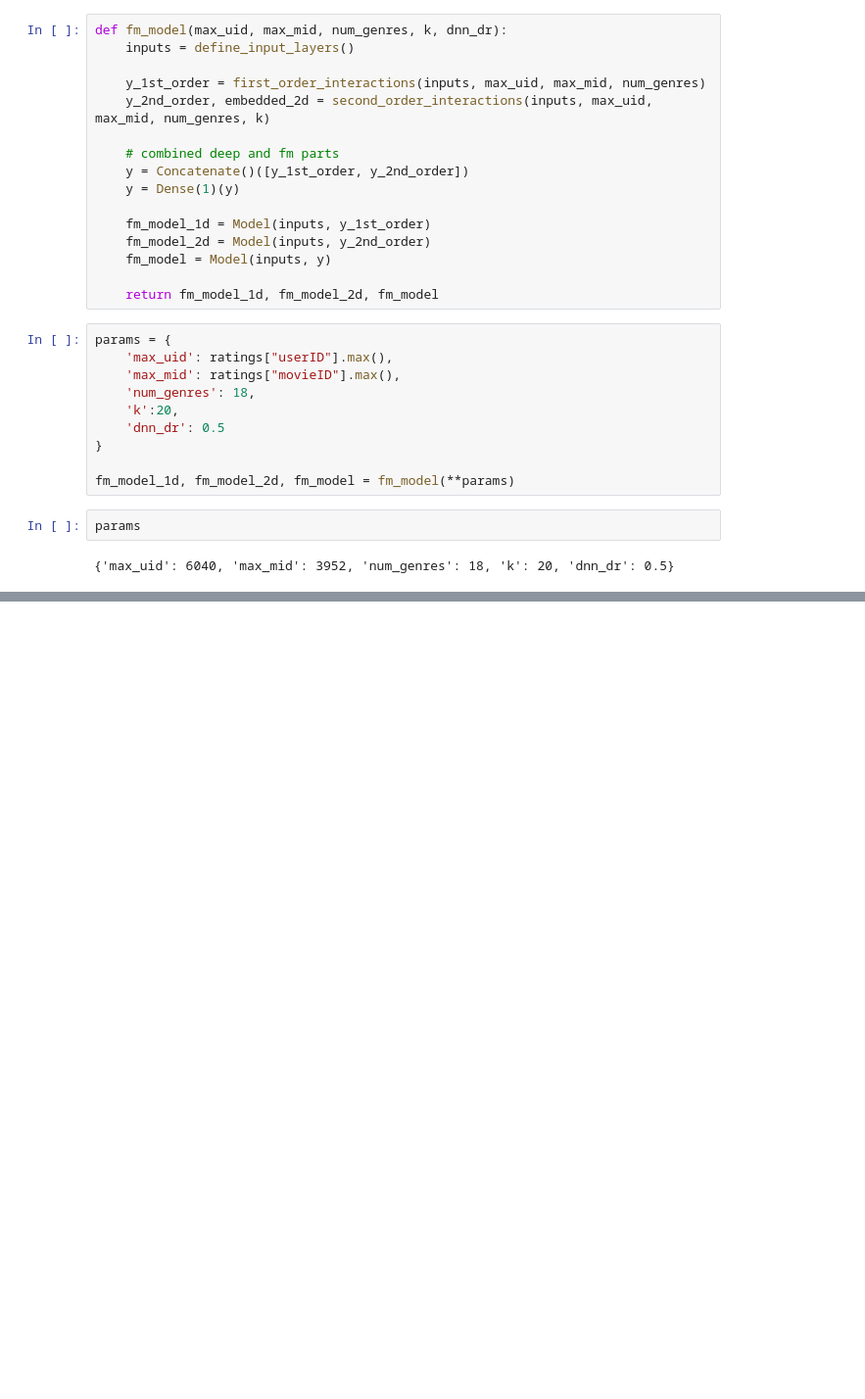
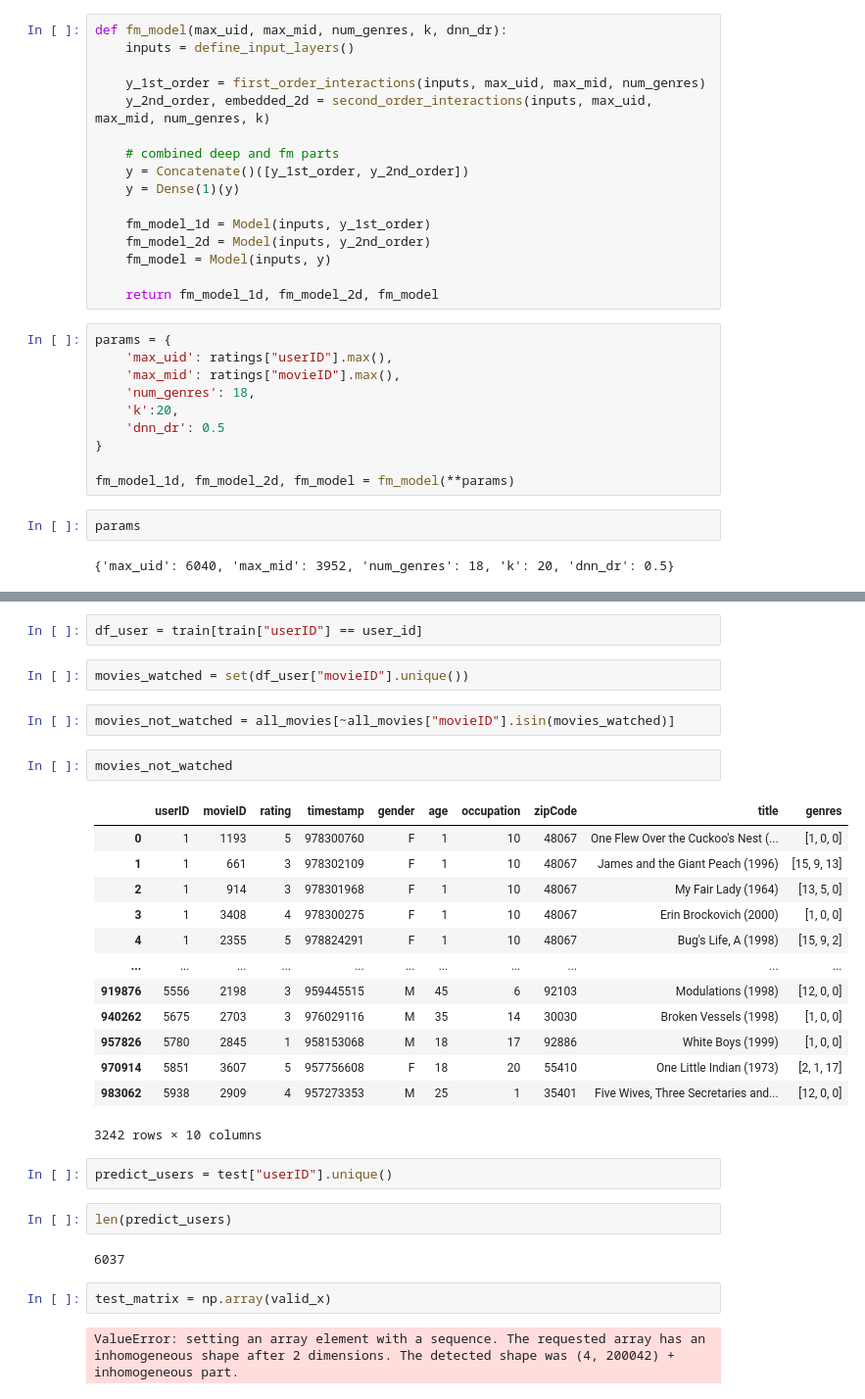
Before and after one commit to bluraygun/tfg, a Jupyter notebook: Recommender.ipynb, the cells around one changed output, grey strips where cells are left out. Shown at 98% size. Cells and saved outputs as stored; diff of their text form; blank space fills up the shorter version.

```diff
--- a/Recommender.ipynb
+++ b/Recommender.ipynb
@@ -339,0 +346,32 @@ Epoch 30/30
+# %%
+df_user = train[train["userID"] == user_id]
+# %%
+movies_watched = set(df_user["movieID"].unique())
+# %%
+movies_not_watched = all_movies[~all_movies["movieID"].isin(movies_watched)]
+# %%
+movies_not_watched
+# %% [output]
+|  | userID | movieID | rating | timestamp | gender | age | occupation | zipCode | title | genres |
+| 0 | 1 | 1193 | 5 | 978300760 | F | 1 | 10 | 48067 | One Flew Over the Cuckoo's Nest (... | [1, 0, 0] |
+| 1 | 1 | 661 | 3 | 978302109 | F | 1 | 10 | 48067 | James and the Giant Peach (1996) | [15, 9, 13] |
+| 2 | 1 | 914 | 3 | 978301968 | F | 1 | 10 | 48067 | My Fair Lady (1964) | [13, 5, 0] |
+| 3 | 1 | 3408 | 4 | 978300275 | F | 1 | 10 | 48067 | Erin Brockovich (2000) | [1, 0, 0] |
+| 4 | 1 | 2355 | 5 | 978824291 | F | 1 | 10 | 48067 | Bug's Life, A (1998) | [15, 9, 2] |
+| ... | ... | ... | ... | ... | ... | ... | ... | ... | ... | ... |
+| 919876 | 5556 | 2198 | 3 | 959445515 | M | 45 | 6 | 92103 | Modulations (1998) | [12, 0, 0] |
+| 940262 | 5675 | 2703 | 3 | 976029116 | M | 35 | 14 | 30030 | Broken Vessels (1998) | [1, 0, 0] |
+| 957826 | 5780 | 2845 | 1 | 958153068 | M | 18 | 17 | 92886 | White Boys (1999) | [1, 0, 0] |
+| 970914 | 5851 | 3607 | 5 | 957756608 | F | 18 | 20 | 55410 | One Little Indian (1973) | [2, 1, 17] |
+| 983062 | 5938 | 2909 | 4 | 957273353 | M | 25 | 1 | 35401 | Five Wives, Three Secretaries and... | [12, 0, 0] |
+3242 rows × 10 columns
+# %%
+predict_users = test["userID"].unique()
+# %%
+len(predict_users)
+# %% [output]
+6037
+# %%
+test_matrix = np.array(valid_x)
+# %% [output]
+ValueError: setting an array element with a sequence. The requested array has an inhomogeneous shape after 2 dimensions. The detected shape was (4, 200042) + inhomogeneous part.
```
Also changed, not shown: parts of 12 cells of this notebook.
